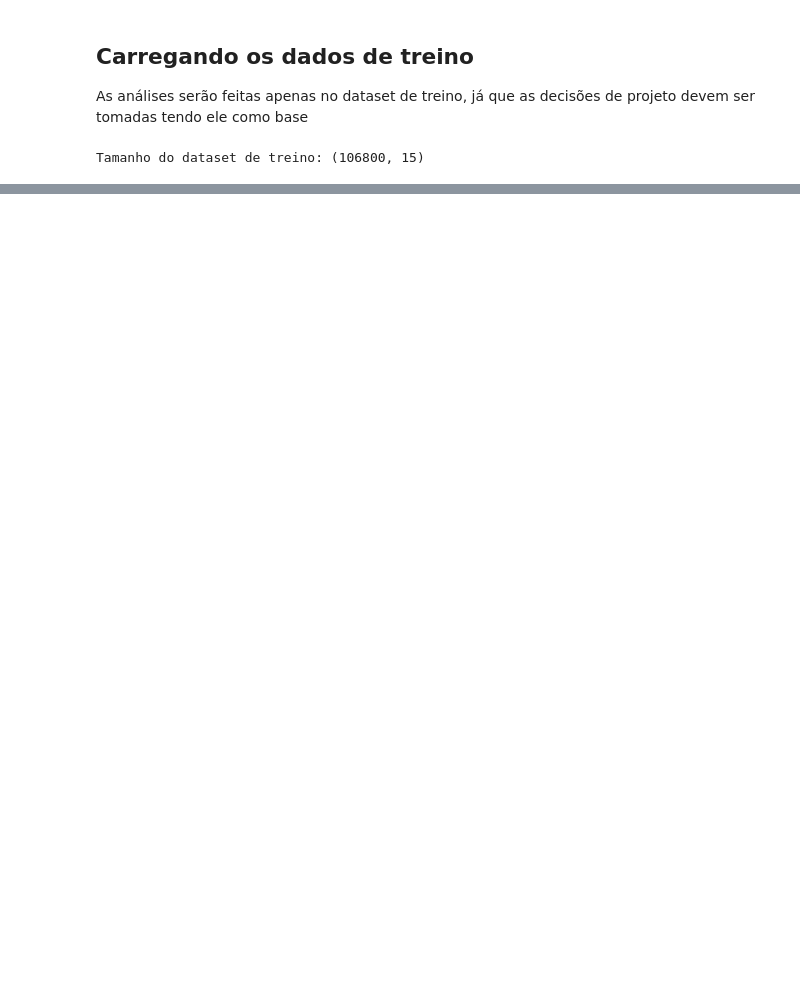
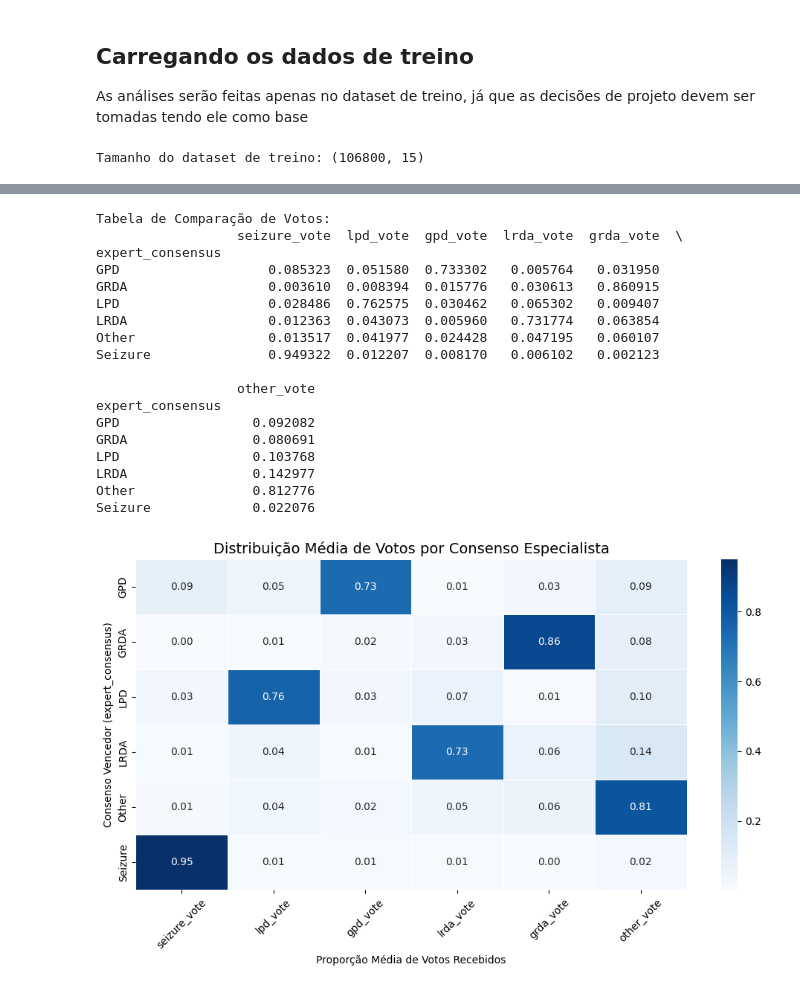
Before and after one commit to Livia-CRPereira/eng_software_tp01, a Jupyter notebook: notebooks/02_analise_consenso.ipynb, the cells around one changed output, grey strips where cells are left out. Drawn from its saved outputs; the diff is of its cells as text; code cells hidden in the pictures; blank space fills up the shorter version.

```diff
--- a/notebooks/02_analise_consenso.ipynb
+++ b/notebooks/02_analise_consenso.ipynb
@@ -23,3 +25,41 @@ display(df_train.head())
 | 2 | 1628180742 | 2 | 8.0 | 353733 | 2 | 8.0 | ... |
 | 3 | 1628180742 | 3 | 18.0 | 353733 | 3 | 18.0 | ... |
 | 4 | 1628180742 | 4 | 24.0 | 353733 | 4 | 24.0 | ... |
+# %%
+vote_cols = ['seizure_vote', 'lpd_vote', 'gpd_vote', 'lrda_vote', 'grda_vote', 'other_vote']
+df_train['total_vote'] = df_train[vote_cols].sum(axis=1)
+# %%
+probs_df = df_train[vote_cols].div(df_train['total_vote'], axis=0)
+probs_df['expert_consensus'] = df_train['expert_consensus']
+comparacao_votos = probs_df.groupby('expert_consensus')[vote_cols].mean()
+# %%
+plt.figure(figsize=(10, 6))
+sns.heatmap(comparacao_votos, annot=True, cmap='Blues', fmt=".2f", linewidths=.5)
+plt.title('Distribuição Média de Votos por Consenso Especialista', fontsize=14)
+plt.ylabel('Consenso Vencedor (expert_consensus)')
+plt.xlabel('Proporção Média de Votos Recebidos')
+plt.xticks(rotation=45)
+plt.tight_layout()
+
+print("Tabela de Comparação de Votos:")
+print(comparacao_votos)
+# %% [output]
+Tabela de Comparação de Votos:
+                  seizure_vote  lpd_vote  gpd_vote  lrda_vote  grda_vote  \
+expert_consensus
+GPD                   0.085323  0.051580  0.733302   0.005764   0.031950
+GRDA                  0.003610  0.008394  0.015776   0.030613   0.860915
+LPD                   0.028486  0.762575  0.030462   0.065302   0.009407
+LRDA                  0.012363  0.043073  0.005960   0.731774   0.063854
+Other                 0.013517  0.041977  0.024428   0.047195   0.060107
+Seizure               0.949322  0.012207  0.008170   0.006102   0.002123
+
+                  other_vote
+expert_consensus
+GPD                 0.092082
+GRDA                0.080691
+LPD                 0.103768
+LRDA                0.142977
+Other               0.812776
+Seizure             0.022076
+[figure, added]
```
Also changed, not shown: parts of 5 cells of this notebook.
